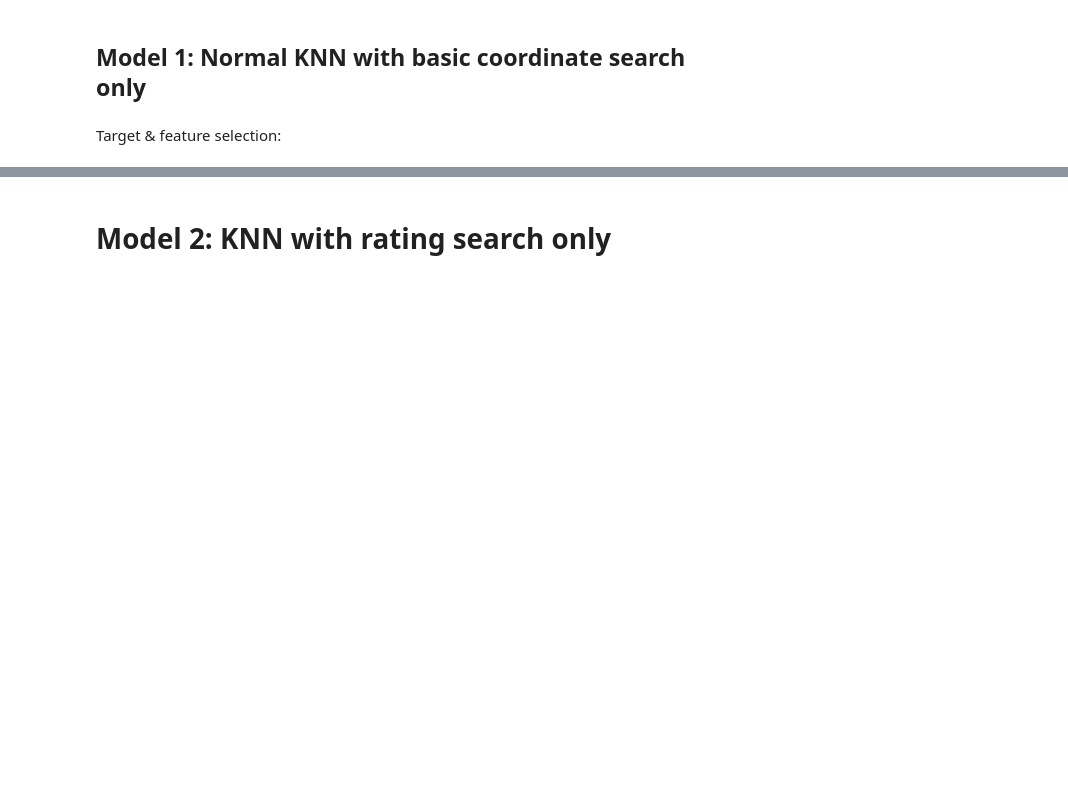
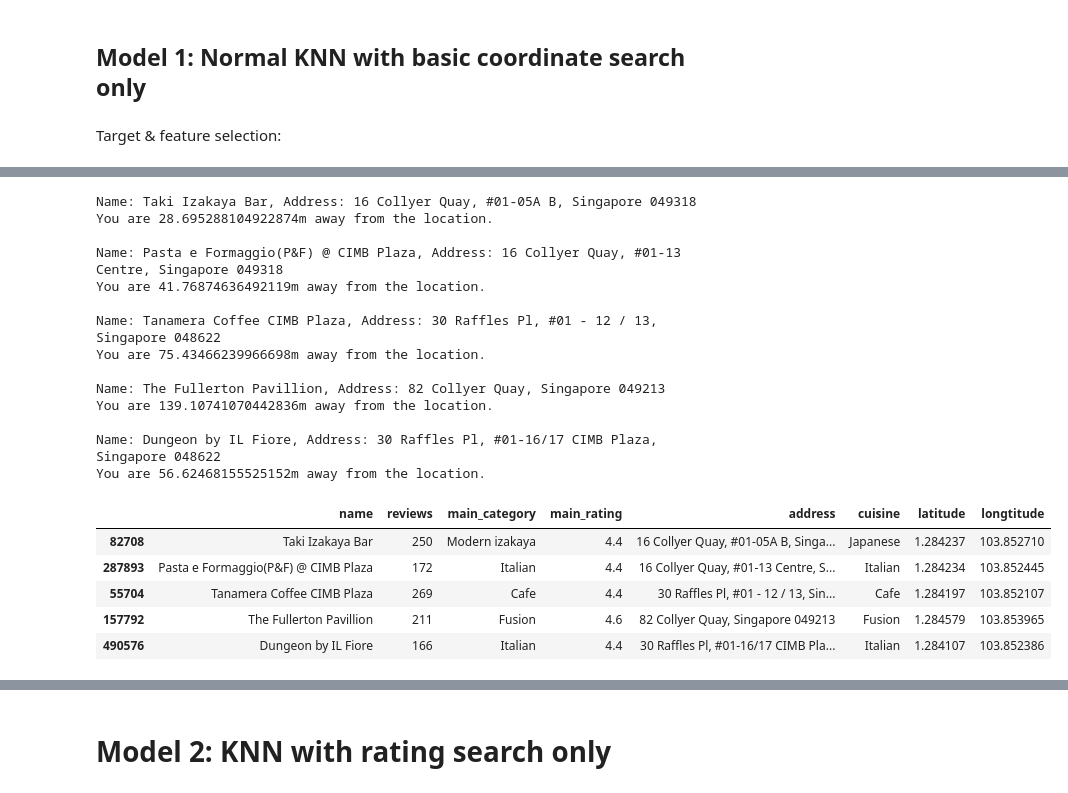
Before and after one commit to toothyachy/yumspeak, a Jupyter notebook: notebooks/Jason___K_N_N.ipynb, the cells around one changed output, grey strips where cells are left out. Drawn from its saved outputs; the diff is of its cells as text; code cells hidden in the pictures; blank space fills up the shorter version.

```diff
--- a/notebooks/Jason___K_N_N.ipynb
+++ b/notebooks/Jason___K_N_N.ipynb
@@ -17,7 +12,7 @@ from sklearn.preprocessing import FunctionTransformer
 # %% [markdown]
 # Load Dataset:
 # %%
-orgin_resturant_dataset = pd.read_csv('/content/drive/MyDrive/Colab Notebooks/Yumspeak/cleaned_all_restaurants_dataset.csv')
+orgin_resturant_dataset = pd.read_csv('/content/drive/MyDrive/Colab Notebooks/Yumspeak/merged_dataset.csv')
 # %% [markdown]
 Data Inspection:
 # %%
@@ -73,0 +56,33 @@ orgin_resturant_dataset.iloc[norm_cord_search(test_coordinate, test_searchresult
+# %%
+# Test coordinate
+test_coordinate = [[1.284495, 103.852716]]
+test_searchresult = 5
+
+# Show test coordinates
+KNN_result_resturant_dataset = orgin_resturant_dataset.iloc[KNN_norm_cord_search(test_coordinate, test_searchresult)[0]][['name', 'reviews', 'main_category', 'main_rating',
+       'address','cuisine', 'latitude', 'longtitude']]
+for index, row in KNN_result_resturant_dataset.iterrows():
+    print(f"Name: {row['name']}, Address: {row['address']}")
+    print(f"You are {haversine_distance(test_coordinate[0][0], test_coordinate[0][1], row['latitude'], row['longtitude'])}m away from the location.\n")
+KNN_result_resturant_dataset
+# %% [output]
+Name: Taki Izakaya Bar, Address: 16 Collyer Quay, #01-05A B, Singapore 049318
+You are 28.695288104922874m away from the location.
+
+Name: Pasta e Formaggio(P&F) @ CIMB Plaza, Address: 16 Collyer Quay, #01-13 Centre, Singapore 049318
+You are 41.76874636492119m away from the location.
+
+Name: Tanamera Coffee CIMB Plaza, Address: 30 Raffles Pl, #01 - 12 / 13, Singapore 048622
+You are 75.43466239966698m away from the location.
+
+Name: The Fullerton Pavillion, Address: 82 Collyer Quay, Singapore 049213
+You are 139.10741070442836m away from the location.
+
+Name: Dungeon by IL Fiore, Address: 30 Raffles Pl, #01-16/17 CIMB Plaza, Singapore 048622
+You are 56.62468155525152m away from the location.
+|  | name | reviews | main_category | main_rating | address | cuisine | latitude | longtitude |
+| 82708 | Taki Izakaya Bar | 250 | Modern izakaya | 4.4 | 16 Collyer Quay, #01-05A B, Singa... | Japanese | 1.284237 | 103.852710 |
+| 287893 | Pasta e Formaggio(P&F) @ CIMB Plaza | 172 | Italian | 4.4 | 16 Collyer Quay, #01-13 Centre, S... | Italian | 1.284234 | 103.852445 |
+| 55704 | Tanamera Coffee CIMB Plaza | 269 | Cafe | 4.4 | 30 Raffles Pl, #01 - 12 / 13, Sin... | Cafe | 1.284197 | 103.852107 |
+| 157792 | The Fullerton Pavillion | 211 | Fusion | 4.6 | 82 Collyer Quay, Singapore 049213 | Fusion | 1.284579 | 103.853965 |
+| 490576 | Dungeon by IL Fiore | 166 | Italian | 4.4 | 30 Raffles Pl, #01-16/17 CIMB Pla... | Italian | 1.284107 | 103.852386 |
```
Also changed, not shown: parts of 18 cells of this notebook.
